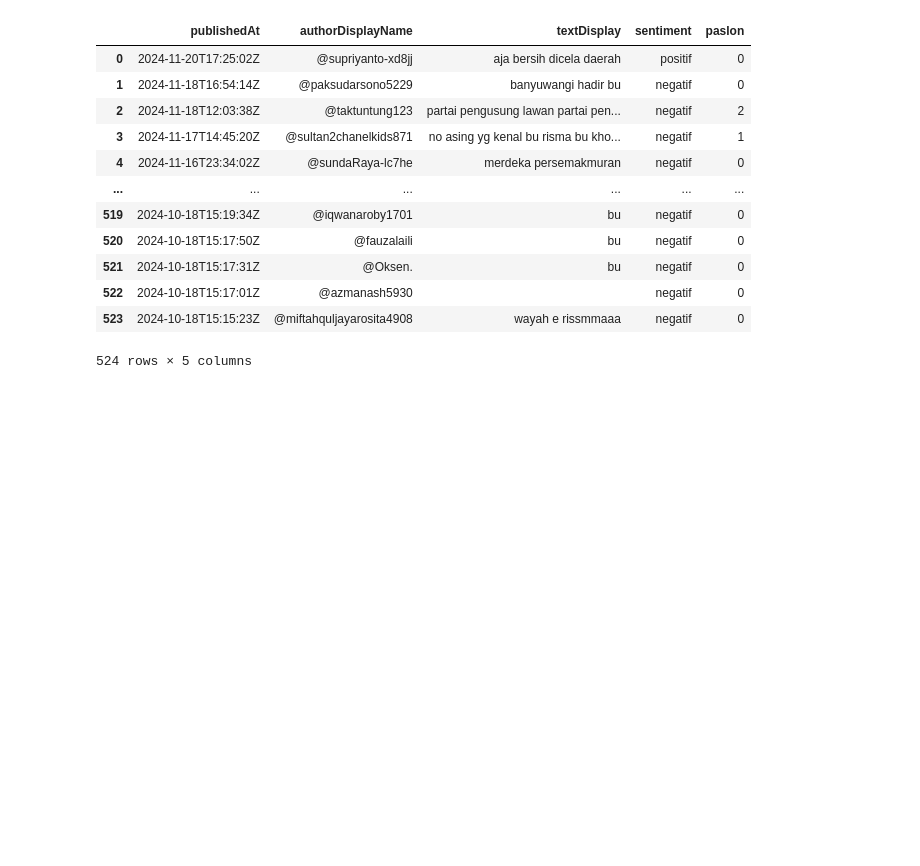
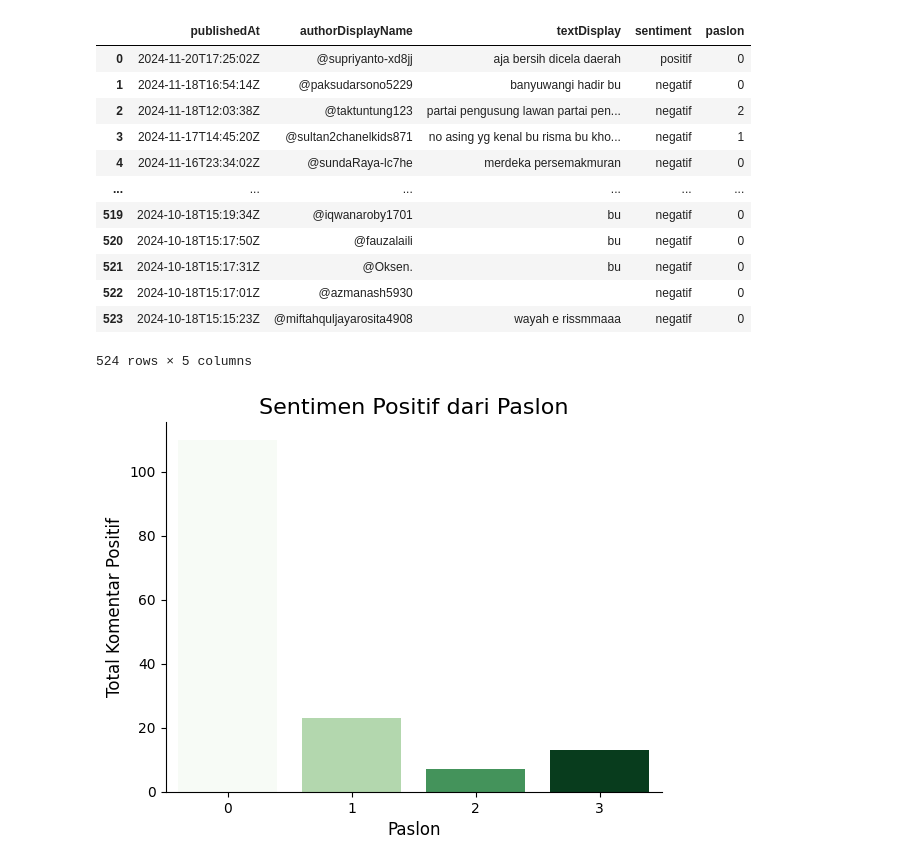
Before and after one commit to arifializevic/kuliah, a Jupyter notebook: Data Mining/Crawling Youtube Debat Pilgub Jatim 2024.ipynb, the cells around one changed output. Cells and saved outputs as stored; diff of their text form; code cells hidden in the pictures; blank space fills up the shorter version.

```diff
--- a/Data Mining/Crawling Youtube Debat Pilgub Jatim 2024.ipynb
+++ b/Data Mining/Crawling Youtube Debat Pilgub Jatim 2024.ipynb
@@ -130,3 +130,31 @@ You should probably TRAIN this model on a down-stream task to be able to use it
 | 522 | 2024-10-18T15:17:01Z | @azmanash5930 |  | negatif | 0 |
 | 523 | 2024-10-18T15:15:23Z | @miftahquljayarosita4908 | wayah e rissmmaaa | negatif | 0 |
 524 rows × 5 columns
+# %%
+# Filter komentar dengan sentimen positif
+positive_comments = df[df['sentiment'] == 'positif']
+
+# Hitung jumlah komentar positif untuk setiap paslon
+positive_counts = positive_comments['paslon'].value_counts().reset_index()
+positive_counts.columns = ['paslon', 'count']
+
+# Sort berdasarkan paslon untuk memastikan urutan
+positive_counts = positive_counts.sort_values(by='paslon')
+
+sns.barplot(
+    data=positive_counts,
+    x='paslon',
+    y='count',
+    palette='Greens',
+    hue='paslon',
+    dodge=False
+)
+
+sns.despine()
+plt.title('Sentimen Positif dari Paslon', fontsize=16)
+plt.xlabel('Paslon', fontsize=12)
+plt.ylabel('Total Komentar Positif', fontsize=12)
+plt.legend([], [], frameon=False)
+plt.show()
+# %% [output]
+[figure, added]
```
Also changed, not shown: parts of 3 cells of this notebook, 1 other file.
